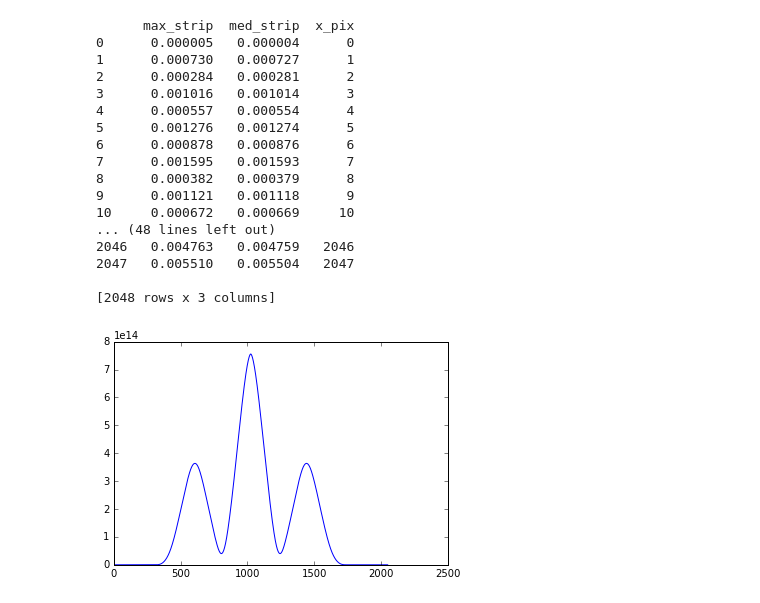
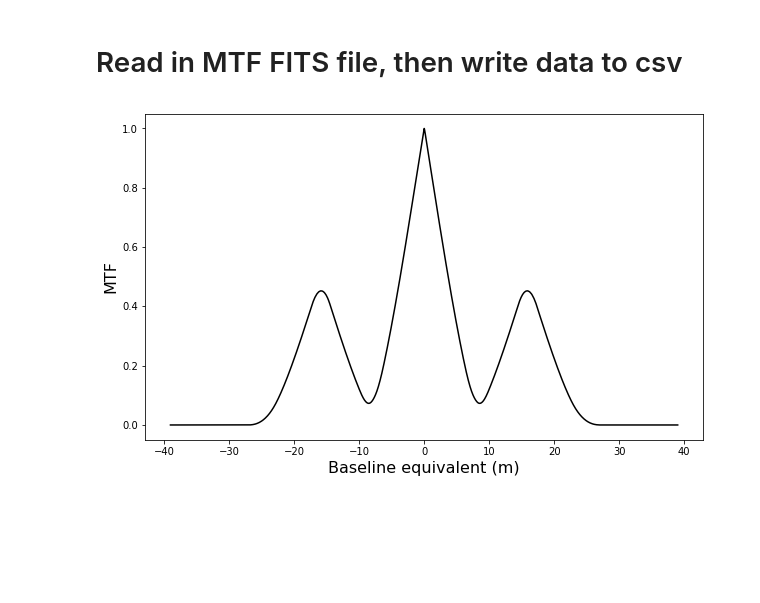
Before and after one commit to mwanakijiji/lbti_fizeau_control, a Jupyter notebook: testing_MTF_quality.ipynb, the cells around one changed output. Saved outputs shown, nothing was run; the diff lists cells and outputs as text; code cells hidden in the pictures; blank space fills up the shorter version.

Commit message:
Making plots for SPIE

```diff
--- a/testing_MTF_quality.ipynb
+++ b/testing_MTF_quality.ipynb
@@ -16,58 +22,56 @@ import glob
 %matplotlib inline
+# %% [markdown]
+# Read in MTF FITS file, then write data to csv
 # %%
 # read in image
 sciImg, header = fits.getdata("perfect_mtf.fits",0,header=True)
 
-# take strip 5 pixels tall in the middle
+# take strip 5 pixels tall (i.e., long in y) in the middle
 y_side_length = np.shape(sciImg)[0]
 
 # examine strips across the MTF center
 strip = sciImg[int(0.5*y_side_length)-2:int(0.5*y_side_length)+3,:]
 med_strip = np.median(strip, axis = 0)
 max_strip = np.max(strip, axis = 0)
 
 # integrate the whole MTF in y (so that we can do a fuller integration later,
 # but still have data columns of the right length to write)
 
 y_integ = np.sum(sciImg, axis = 0)
 
 # put data into dictionary
 d = {"x_pix": np.arange(np.shape(sciImg)[1]),
      "med_strip": med_strip,
      "max_strip": max_strip,
      "y_integ": y_integ}
 
 # convert to df
 mtf_data = pd.DataFrame(data = d)
 
 # write to file
 mtf_data.to_csv("test.csv")
 
-print(mtf_data)
+#print(mtf_data)
 
-plt.plot(y_integ)
-plt.show()
+freq_x_axis_preshift_example = np.fft.fftfreq(len(med_strip))
+freq_x_axis_example = np.fft.fftshift(freq_x_axis_preshift_example)
+freq_x_axis_invmas_example = np.divide(freq_x_axis_example,10.7)
+# converted into aperture baselines in m
+lambda_m = 4.05E-6
+masec_per_rad = 360.*3600*1000/(2*np.pi)
+baseline_x_axis_m_example = np.multiply(lambda_m*masec_per_rad,freq_x_axis_invmas_example)
+
+plt.figure(figsize=(10,6))
+plt.plot(baseline_x_axis_m_example,np.divide(med_strip,np.max(med_strip)), color="k")
+plt.xlabel("Baseline equivalent (m)", fontsize=16)
+plt.ylabel("MTF", fontsize=16)
+#plt.axvline(x=0.5*len(med_strip),color="k")
+#plt.ylim([0,4e12])
+#plt.show()
 
 # write out pngs
 #plt.plot(sciImg)
-#plt.savefig(stem + 'png_thumbnails/' + name_string + '.png', overwrite = True)
+plt.savefig("junk.pdf", overwrite = True)
 #plt.close()
 # %% [output]
-      max_strip  med_strip  x_pix
-0      0.000005   0.000004      0
-1      0.000730   0.000727      1
-2      0.000284   0.000281      2
-3      0.001016   0.001014      3
-4      0.000557   0.000554      4
-5      0.001276   0.001274      5
-6      0.000878   0.000876      6
-7      0.001595   0.001593      7
-8      0.000382   0.000379      8
-9      0.001121   0.001118      9
-10     0.000672   0.000669     10
-... (48 lines left out)
-2046   0.004763   0.004759   2046
-2047   0.005510   0.005504   2047
-
-[2048 rows x 3 columns]
-[figure, old version]
+[figure, new version]
```
Also changed, not shown: parts of 12 cells of this notebook, 1 other file.
